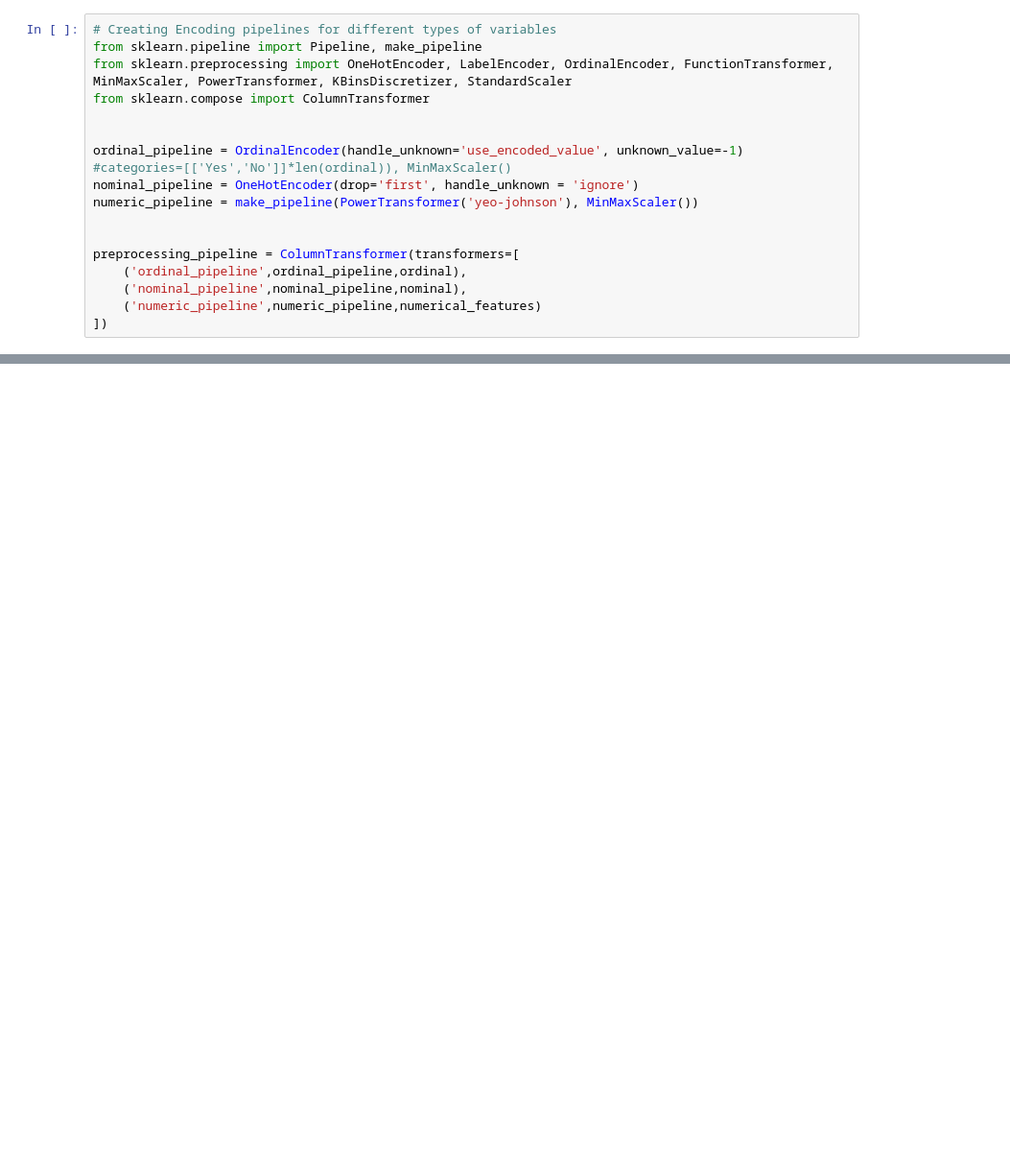
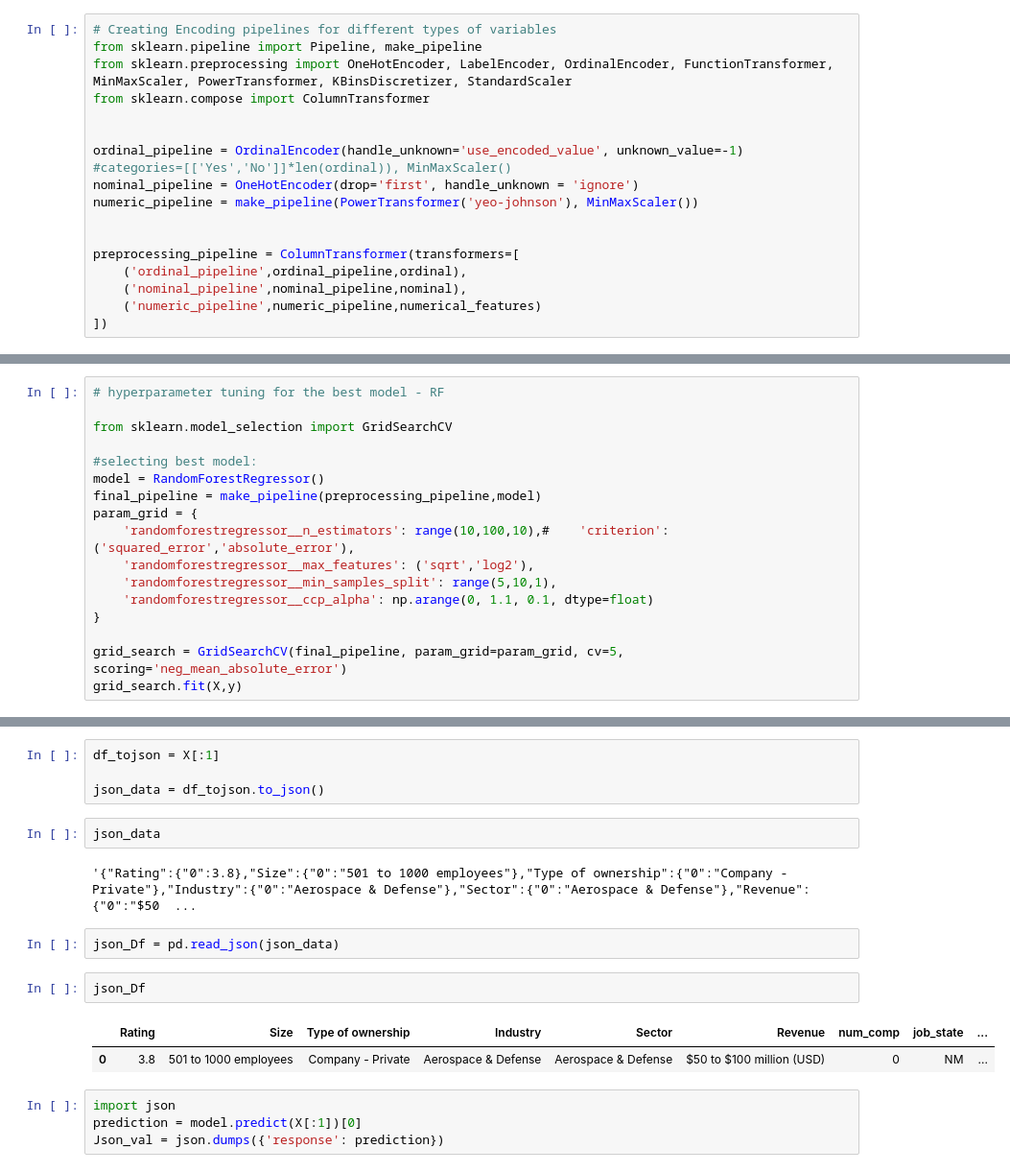
Before and after one commit to Sud-ranjan/dataScience_salaries, a Jupyter notebook: model_pipelined.ipynb, the cells around one changed output, grey strips where cells are left out. Shown at 96% size. Cells and saved outputs as stored; diff of their text form; blank space fills up the shorter version.

```diff
--- a/model_pipelined.ipynb
+++ b/model_pipelined.ipynb
@@ -255,0 +74,17 @@ ValueError: Found unknown categories ['Other Retail Stores'] in column 1 during
+# %%
+# hyperparameter tuning for the best model - RF
+
+from sklearn.model_selection import GridSearchCV
+
+#selecting best model:
+model = RandomForestRegressor()
+final_pipeline = make_pipeline(preprocessing_pipeline,model)
+param_grid = {
+    'randomforestregressor__n_estimators': range(10,100,10),#    'criterion': ('squared_error','absolute_error'),
+    'randomforestregressor__max_features': ('sqrt','log2'),
+    'randomforestregressor__min_samples_split': range(5,10,1),
+    'randomforestregressor__ccp_alpha': np.arange(0, 1.1, 0.1, dtype=float)
+}
+
+grid_search = GridSearchCV(final_pipeline, param_grid=param_grid, cv=5, scoring='neg_mean_absolute_error')
+grid_search.fit(X,y)
@@ -255,0 +118,19 @@ ValueError: Found unknown categories ['Other Retail Stores'] in column 1 during
+# %%
+df_tojson = X[:1]
+
+json_data = df_tojson.to_json()
+# %%
+json_data
+# %% [output]
+'{"Rating":{"0":3.8},"Size":{"0":"501 to 1000 employees"},"Type of ownership":{"0":"Company - Private"},"Industry":{"0":"Aerospace & Defense"},"Sector":{"0":"Aerospace & Defense"},"Revenue":{"0":"$50  ...
+# %%
+json_Df = pd.read_json(json_data)
+# %%
+json_Df
+# %% [output]
+|  | Rating | Size | Type of ownership | Industry | Sector | Revenue | num_comp | job_state | ... |
+| 0 | 3.8 | 501 to 1000 employees | Company - Private | Aerospace & Defense | Aerospace & Defense | $50 to $100 million (USD) | 0 | NM | ... |
+# %%
+import json
+prediction = model.predict(X[:1])[0]
+Json_val = json.dumps({'response': prediction})
```
Also changed, not shown: parts of 13 cells of this notebook, 5 other files.
